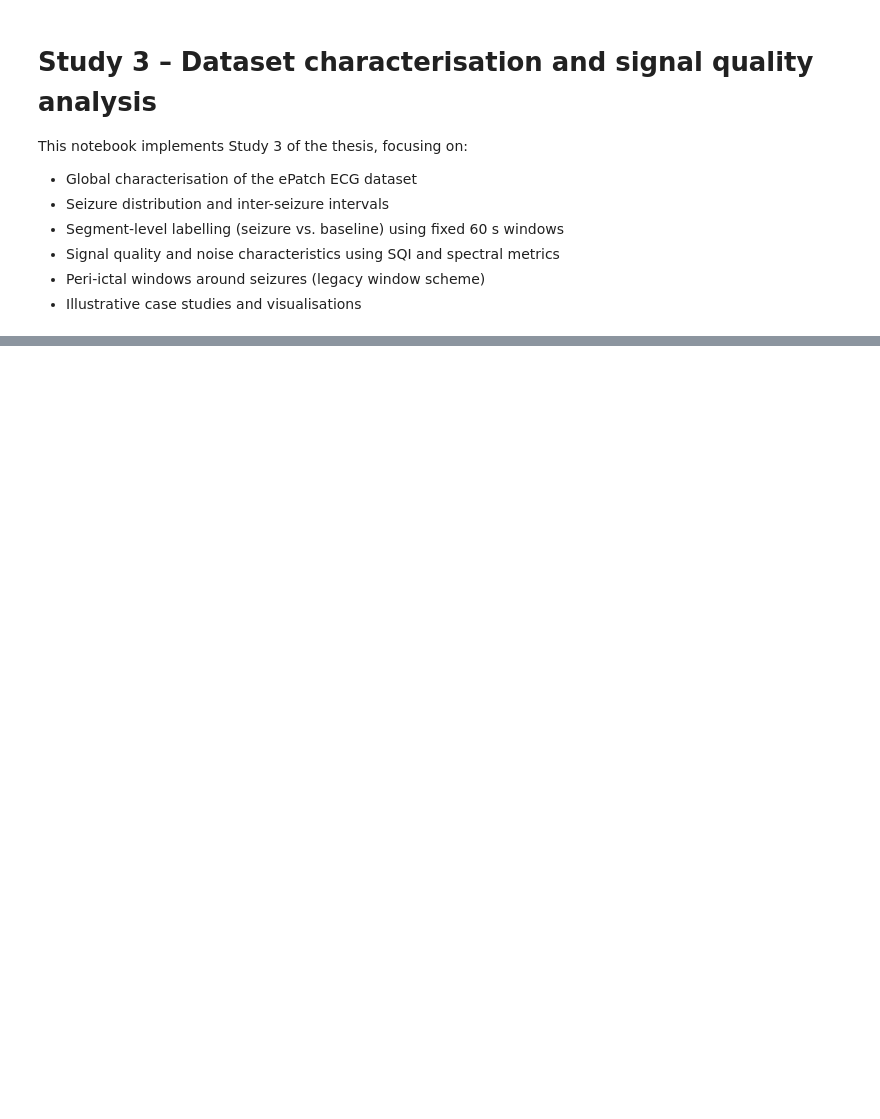
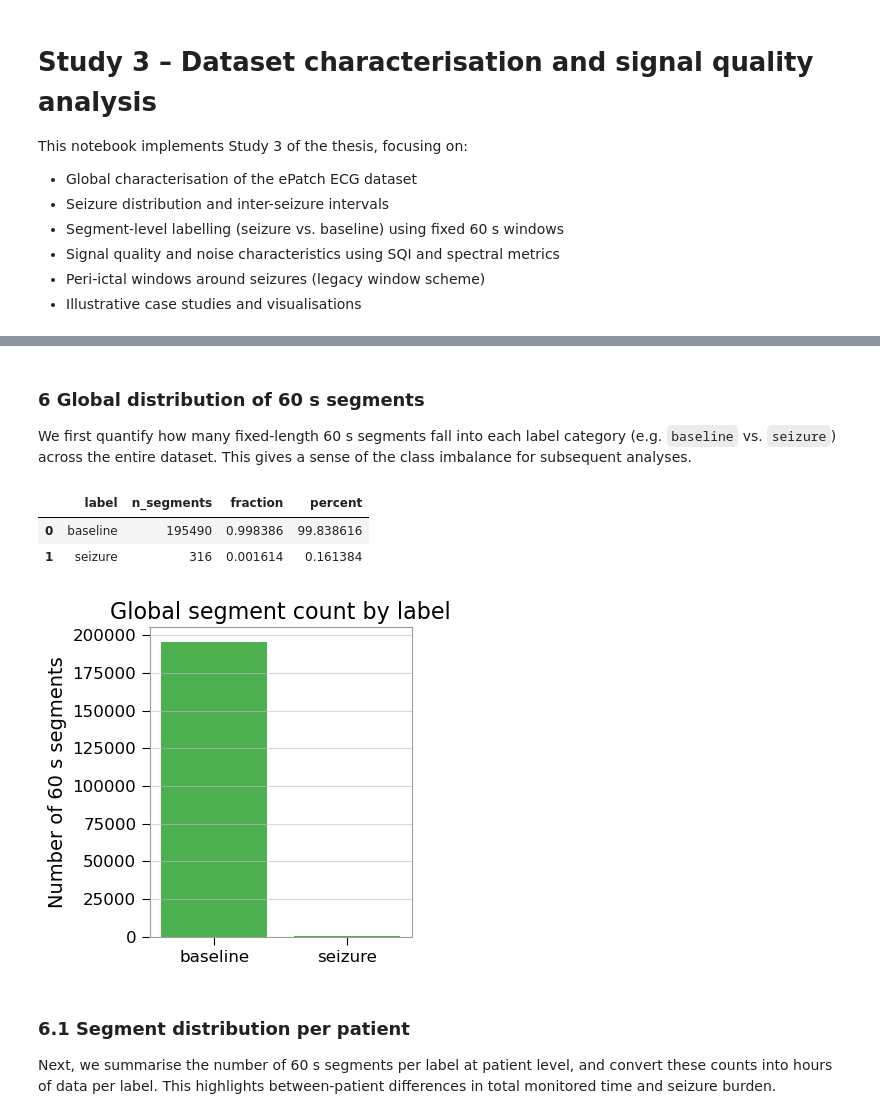
Before and after one commit to AU668208/Epilepsy_MasterThesis, a Jupyter notebook: Study3_Analysis.ipynb, the cells around one changed output, grey strips where cells are left out. Cells and saved outputs as stored; diff of their text form; code cells hidden in the pictures; blank space fills up the shorter version.

Commit message:
Implemented dataloading in Study 3. Realized i might have made some work thats better fitting for Study 2. Meight have to move this over.

```diff
--- a/Study3_Analysis.ipynb
+++ b/Study3_Analysis.ipynb
@@ -69,9 +73,9 @@ ImportError: cannot import name 'plot_global_seizure_gantt' from 'src.hrv_epatch
 # >>> Tilpas disse til din lokale struktur <<<
 BASE_DIR = Path(r"E:\ML algoritme tl anfaldsdetektion vha HRV\ePatch data from Aarhus to Lausanne")
 TDMS_ROOT = BASE_DIR / "Patients ePatch data"
-ANNOT_ROOT = BASE_DIR / "Seizure logs"
+ANN_ROOT = BASE_DIR / "Seizure log ePatch patients with seizures - excluded seizures removed"
 
-OUT_DIR = BASE_DIR / "_analysis" / "study3"
+OUT_DIR = Path(r"E:\Speciale - Results") / "_analysis" / "study3"
 OUT_DIR.mkdir(parents=True, exist_ok=True)
 
 # Segment- og vinduesparametre
@@ -81,0 +129,5 @@ FS_FALLBACK = 512.0
+# %%
+df_rec, df_evt = build_df_rec_and_df_evt(TDMS_ROOT, ANN_ROOT)
+print(len(df_rec), "recordings")
+print(len(df_evt), "seizure events")
+df_evt.head()
@@ -81,0 +220,3 @@ FS_FALLBACK = 512.0
+# %%
+segment_index = build_segment_index(df_rec, df_evt, window_s=SEGMENT_LEN_S)
+segment_index.head()
@@ -81,0 +260,42 @@ FS_FALLBACK = 512.0
+# %% [markdown]
+### 6 Global distribution of 60 s segments
+
+We first quantify how many fixed-length 60 s segments fall into each label
+category (e.g. `baseline` vs. `seizure`) across the entire dataset.
+This gives a sense of the class imbalance for subsequent analyses.
+# %%
+# Segments pr label (globalt)
+seg_counts = (
+    segment_index
+    .groupby("label")
+    .size()
+    .rename("n_segments")
+    .reset_index()
+)
+
+# Percentage
+total_segments = seg_counts["n_segments"].sum()
+seg_counts["fraction"] = seg_counts["n_segments"] / total_segments
+seg_counts["percent"] = 100 * seg_counts["fraction"]
+
+seg_counts
+# %% [output]
+|  | label | n_segments | fraction | percent |
+| 0 | baseline | 195490 | 0.998386 | 99.838616 |
+| 1 | seizure | 316 | 0.001614 | 0.161384 |
+# %%
+plt.figure(figsize=(4, 4))
+plt.bar(seg_counts["label"], seg_counts["n_segments"])
+plt.ylabel("Number of 60 s segments")
+plt.title("Global segment count by label")
+plt.tight_layout()
+plt.show()
+# %% [output]
+[figure, added]
+# %% [markdown]
+### 6.1 Segment distribution per patient
+
+Next, we summarise the number of 60 s segments per label at patient level,
+and convert these counts into hours of data per label.
+This highlights between-patient differences in total monitored time and
+seizure burden.
```
Also changed, not shown: parts of 31 cells of this notebook, 1 other file.
